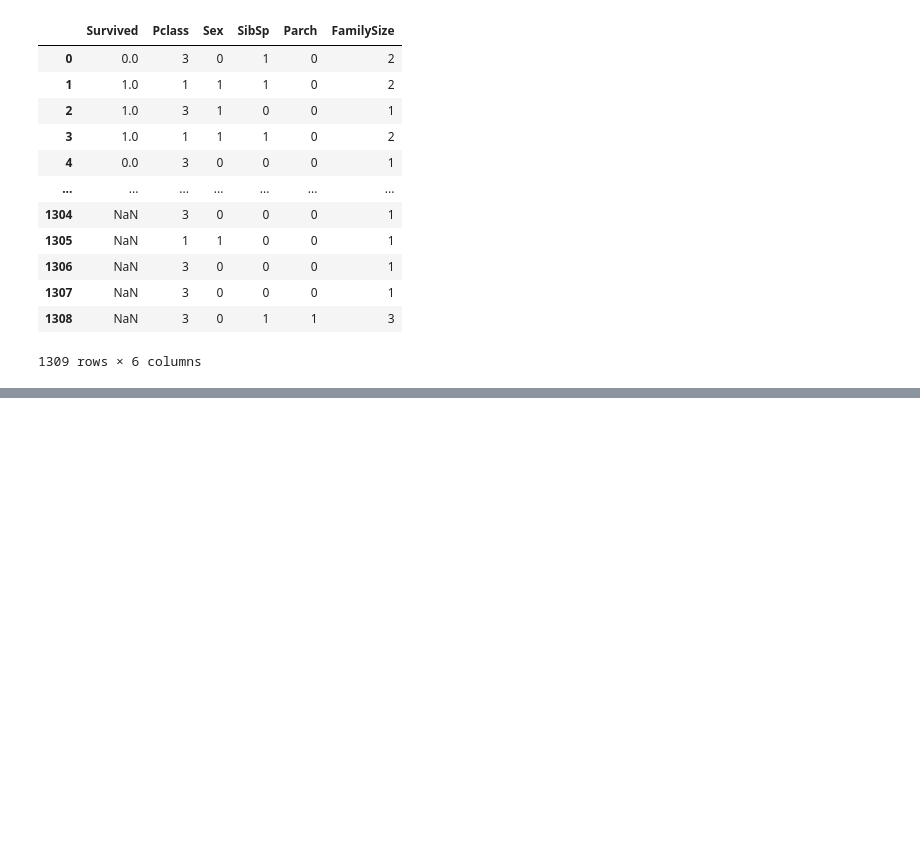
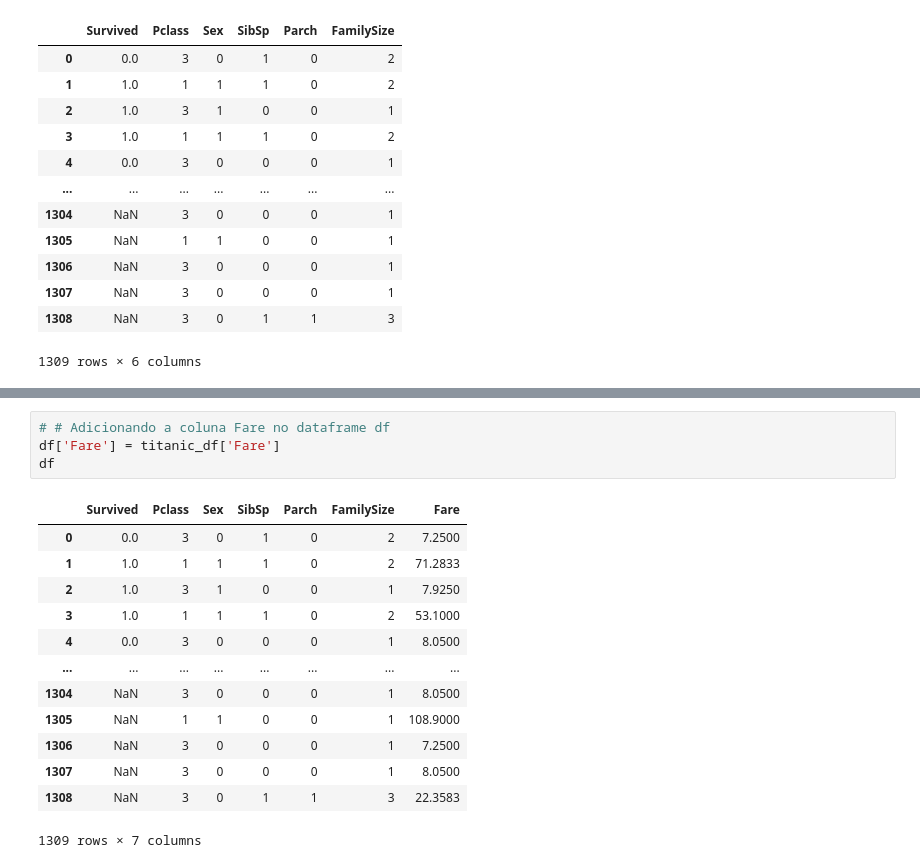
Before and after one commit to Alicia-Alexia/kaggle_titanic, a Jupyter notebook: Untitled.ipynb, the cells around one changed output, grey strips where cells are left out. Drawn from its saved outputs; the diff is of its cells as text; blank space fills up the shorter version.

```diff
--- a/Untitled.ipynb
+++ b/Untitled.ipynb
@@ -341,0 +396,18 @@ df
+# %%
+# # Adicionando a coluna Fare no dataframe df
+df['Fare'] = titanic_df['Fare']
+df
+# %% [output]
+|  | Survived | Pclass | Sex | SibSp | Parch | FamilySize | Fare |
+| 0 | 0.0 | 3 | 0 | 1 | 0 | 2 | 7.2500 |
+| 1 | 1.0 | 1 | 1 | 1 | 0 | 2 | 71.2833 |
+| 2 | 1.0 | 3 | 1 | 0 | 0 | 1 | 7.9250 |
+| 3 | 1.0 | 1 | 1 | 1 | 0 | 2 | 53.1000 |
+| 4 | 0.0 | 3 | 0 | 0 | 0 | 1 | 8.0500 |
+| ... | ... | ... | ... | ... | ... | ... | ... |
+| 1304 | NaN | 3 | 0 | 0 | 0 | 1 | 8.0500 |
+| 1305 | NaN | 1 | 1 | 0 | 0 | 1 | 108.9000 |
+| 1306 | NaN | 3 | 0 | 0 | 0 | 1 | 7.2500 |
+| 1307 | NaN | 3 | 0 | 0 | 0 | 1 | 8.0500 |
+| 1308 | NaN | 3 | 0 | 1 | 1 | 3 | 22.3583 |
+1309 rows × 7 columns
```
Also changed, not shown: parts of 10 cells of this notebook.
